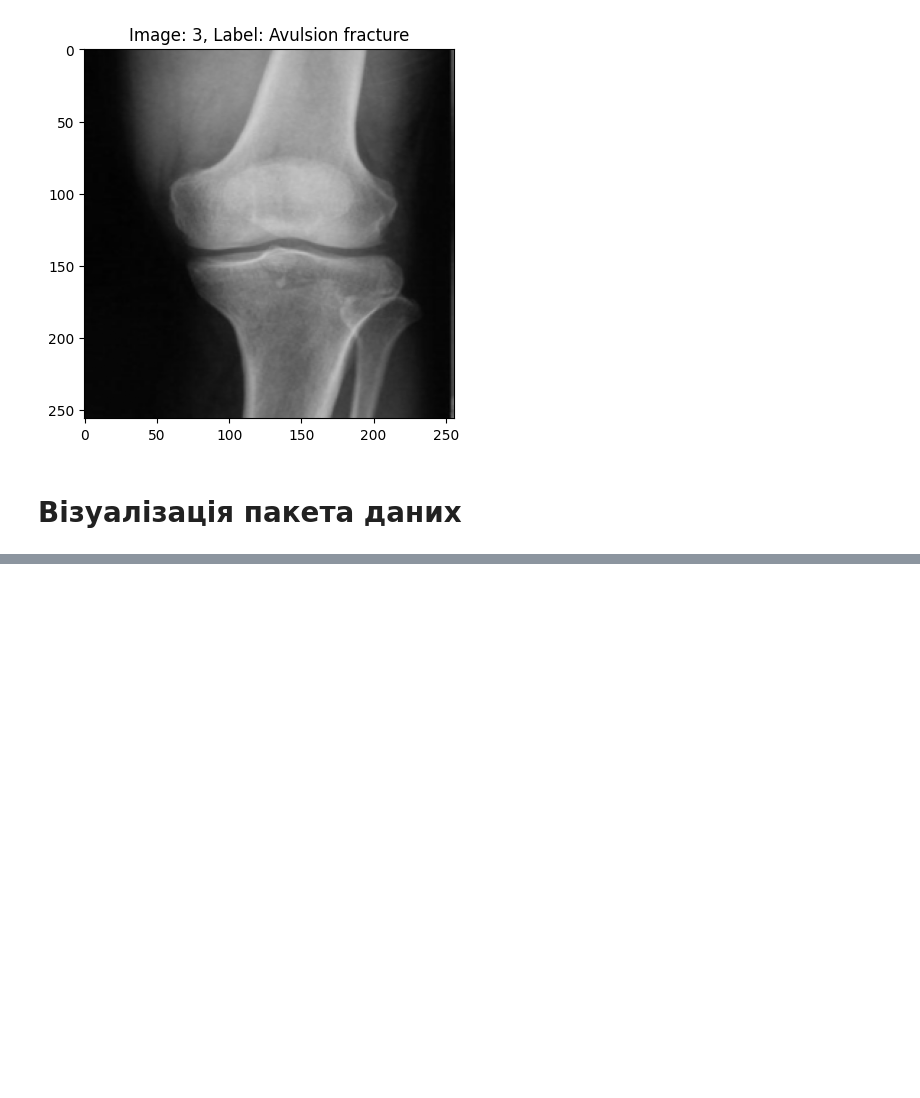
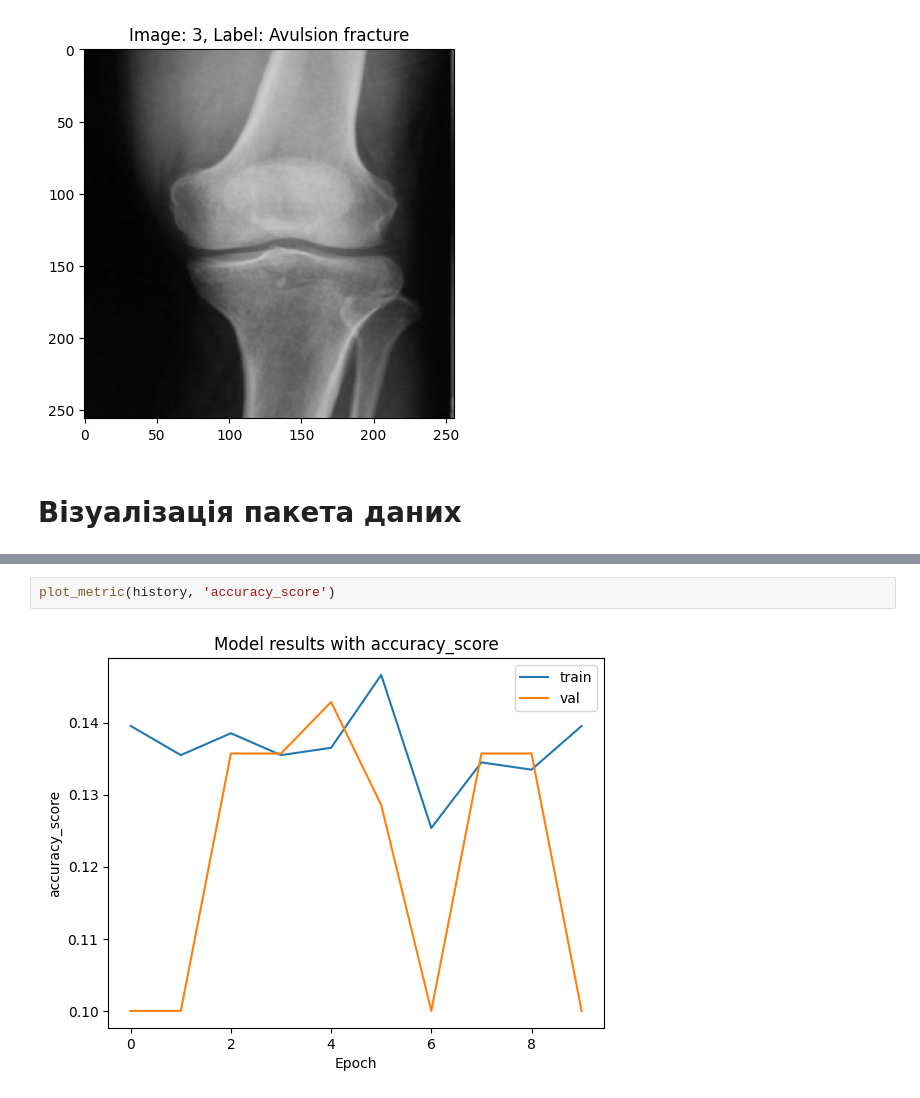
Before and after one commit to HalyshAnton/IT-Step-Pyton-AI, a Jupyter notebook: module4/image-classification.ipynb, the cells around one changed output, grey strips where cells are left out. Cells and saved outputs as stored; diff of their text form; blank space fills up the shorter version.

```diff
--- a/module4/image-classification.ipynb
+++ b/module4/image-classification.ipynb
@@ -366,0 +817,4 @@ plt.imshow(grid)
+# %%
+plot_metric(history, 'accuracy_score')
+# %% [output]
+[figure, added]
```
Also changed, not shown: parts of 32 cells of this notebook.
